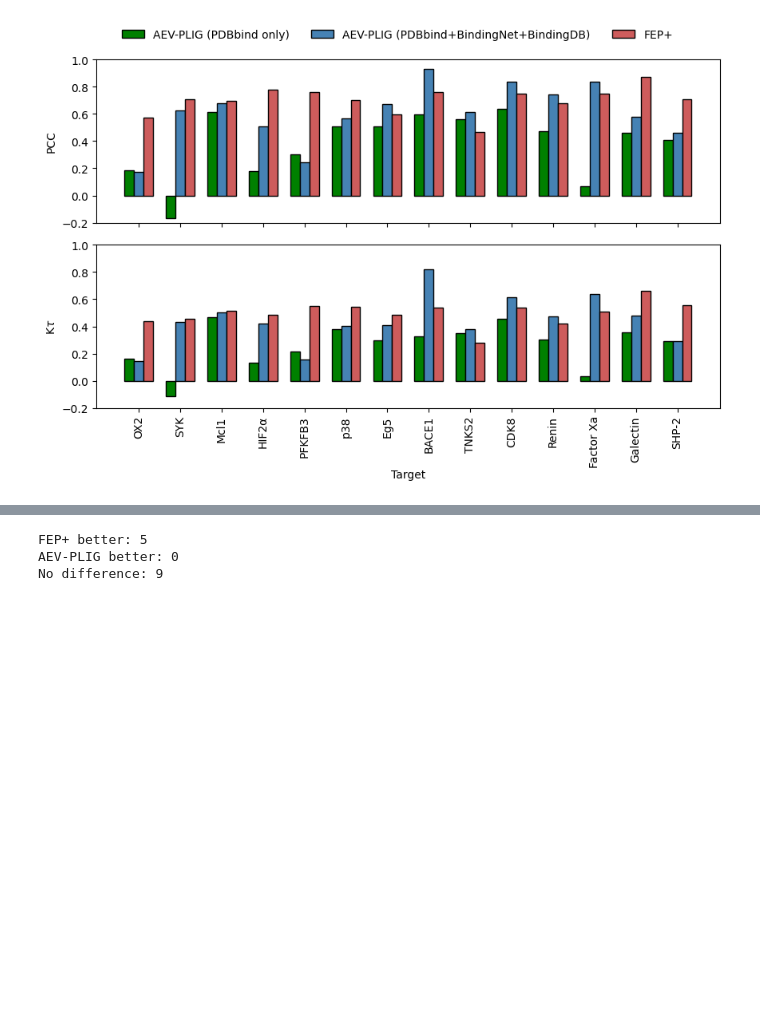
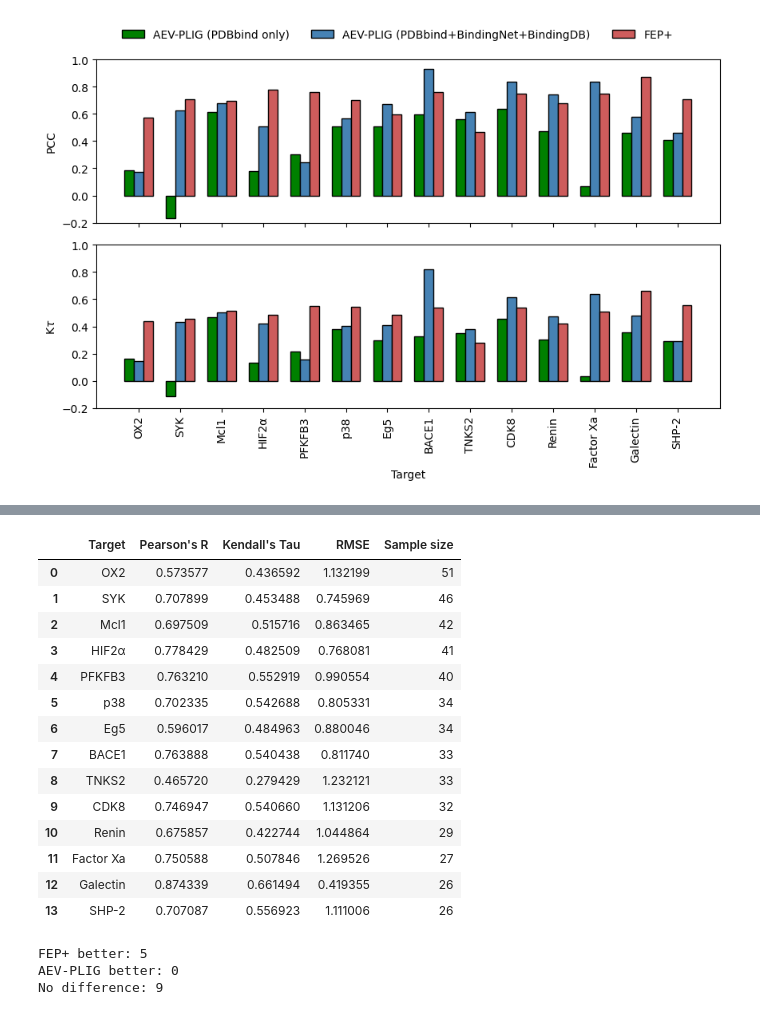
Before and after one commit to matthewtwarren/aev-plig-paper, a Jupyter notebook: figures/AEV-PLIG_figures.ipynb, the cells around one changed output, grey strips where cells are left out. Cells and saved outputs as stored; diff of their text form; code cells hidden in the pictures; blank space fills up the shorter version.

```diff
--- a/figures/AEV-PLIG_figures.ipynb
+++ b/figures/AEV-PLIG_figures.ipynb
@@ -651,3 +682,21 @@ WKtau: 0.24848635439798303
+# %%
+performance_fep
+# %% [output]
+|  | Target | Pearson's R | Kendall's Tau | RMSE | Sample size |
+| 0 | OX2 | 0.573577 | 0.436592 | 1.132199 | 51 |
+| 1 | SYK | 0.707899 | 0.453488 | 0.745969 | 46 |
+| 2 | Mcl1 | 0.697509 | 0.515716 | 0.863465 | 42 |
+| 3 | HIF2α | 0.778429 | 0.482509 | 0.768081 | 41 |
+| 4 | PFKFB3 | 0.763210 | 0.552919 | 0.990554 | 40 |
+| 5 | p38 | 0.702335 | 0.542688 | 0.805331 | 34 |
+| 6 | Eg5 | 0.596017 | 0.484963 | 0.880046 | 34 |
+| 7 | BACE1 | 0.763888 | 0.540438 | 0.811740 | 33 |
+| 8 | TNKS2 | 0.465720 | 0.279429 | 1.232121 | 33 |
+| 9 | CDK8 | 0.746947 | 0.540660 | 1.131206 | 32 |
+| 10 | Renin | 0.675857 | 0.422744 | 1.044864 | 29 |
+| 11 | Factor Xa | 0.750588 | 0.507846 | 1.269526 | 27 |
+| 12 | Galectin | 0.874339 | 0.661494 | 0.419355 | 26 |
+| 13 | SHP-2 | 0.707087 | 0.556923 | 1.111006 | 26 |
 # %%
 threshold = 0.2
 aev_better, fep_better, no_diff = [], [], []
```
Also changed, not shown: parts of 9 cells of this notebook, 2 other files.
